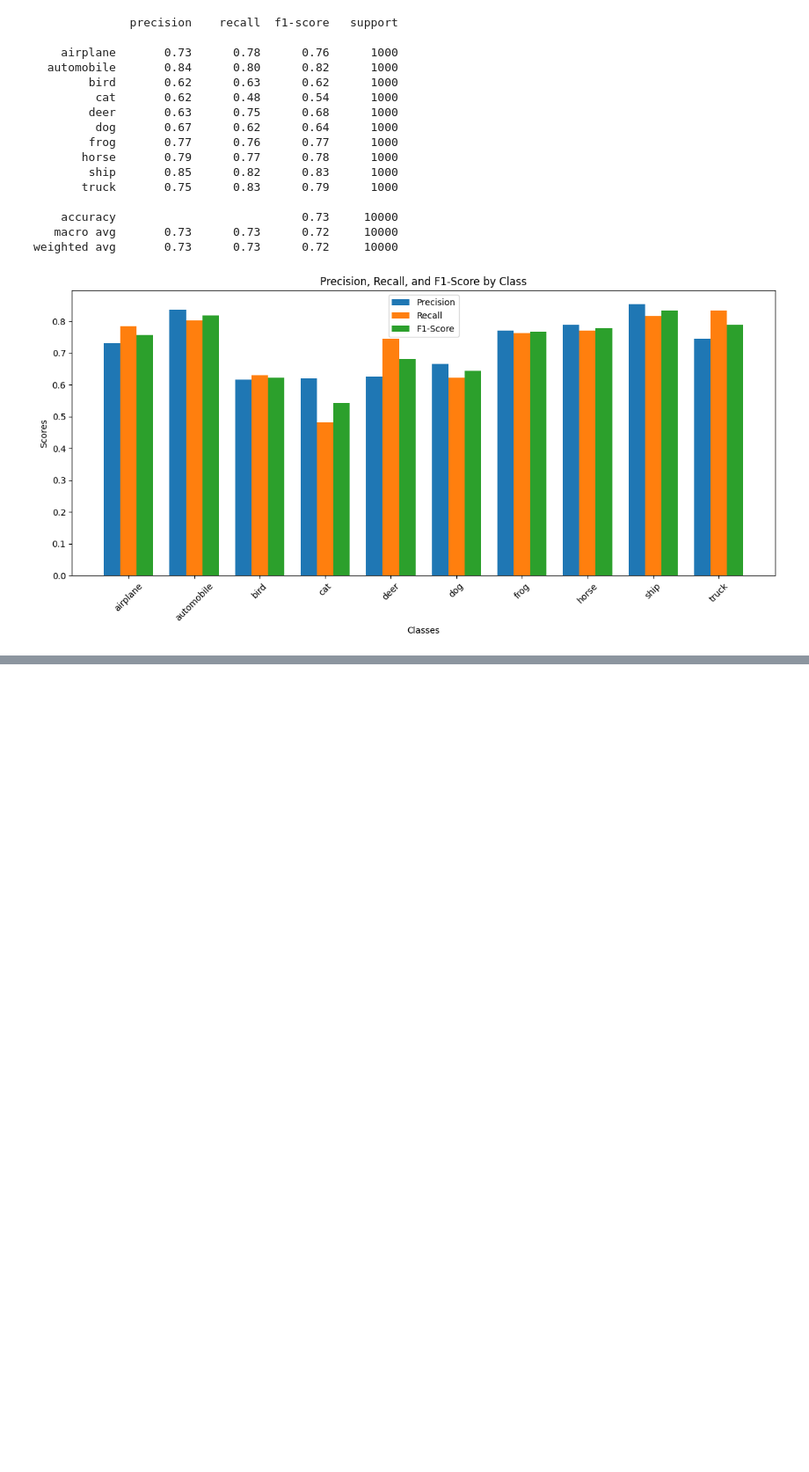
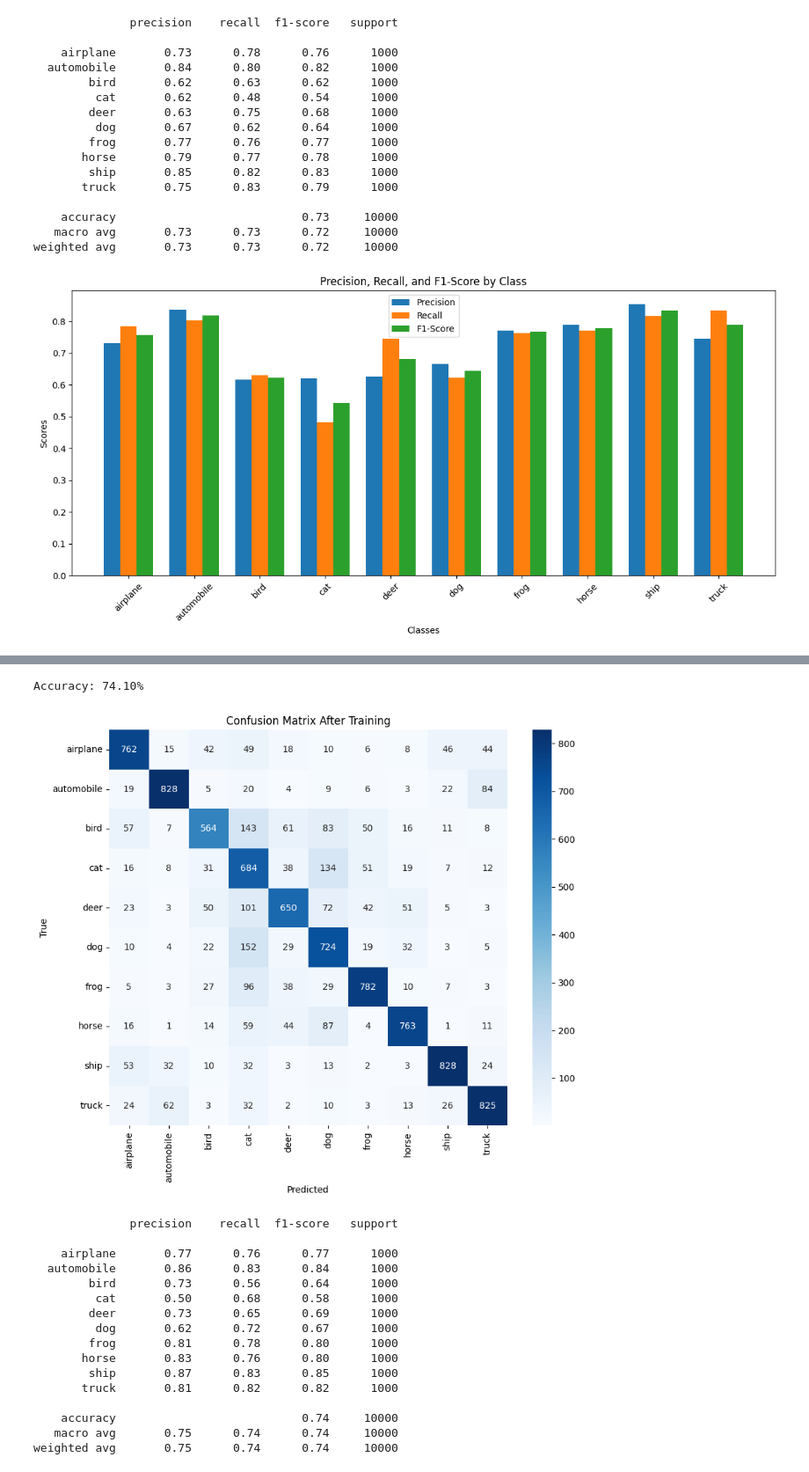
Before and after one commit to eagbdesign/Project-CNN---G3, a Jupyter notebook: Main.ipynb, the cells around one changed output, grey strips where cells are left out. Shown at 88% size. Cells and saved outputs as stored; diff of their text form; code cells hidden in the pictures; blank space fills up the shorter version.

```diff
--- a/Main.ipynb
+++ b/Main.ipynb
@@ -108,7 +114,7 @@ criterion = nn.CrossEntropyLoss()
 optimizer = optim.Adam(model.parameters(), lr=0.001)
 
 # Training loop
-num_epochs = 10
+num_epochs = 20
 for epoch in range(num_epochs):
     running_loss = 0.0
     for images, labels in train_loader:
@@ -751,0 +780,3 @@ plt.show()
+# %%
+# Define optimizer with weight decay (L2 regularization)
+optimizer = torch.optim.Adam(model.parameters(), lr=1e-4, weight_decay=1e-5)  # Adjust weight_decay as needed
@@ -751,0 +829,57 @@ plt.show()
+# %%
+from sklearn.metrics import confusion_matrix, classification_report
+import seaborn as sns
+import matplotlib.pyplot as plt
+
+# Ensure the model is in evaluation mode
+model.eval()
+
+# Initialize lists to store labels and predictions
+all_preds = []
+all_labels = []
+
+# Disable gradient computation for evaluation
+with torch.no_grad():
+    for images, labels in test_loader:
+        images, labels = images, labels  # Use .cuda() if on GPU
+        outputs = model(images)
+        _, preds = torch.max(outputs, 1)
+        all_preds.extend(preds.numpy())
+        all_labels.extend(labels.numpy())
+
+# Calculate confusion matrix and accuracy
+cm = confusion_matrix(all_labels, all_preds)
+accuracy = sum([cm[i][i] for i in range(len(cm))]) / cm.sum()
+
+print(f"Accuracy: {accuracy * 100:.2f}%")
+
+# Plot confusion matrix
+plt.figure(figsize=(10, 8))
+sns.heatmap(cm, annot=True, fmt='d', cmap='Blues', xticklabels=train_dataset.dataset.classes, yticklabels=train_dataset.dataset.classes)
+plt.xlabel('Predicted')
+plt.ylabel('True')
+plt.title('Confusion Matrix After Training')
+plt.show()
+
+# Classification report
+report = classification_report(all_labels, all_preds, target_names=train_dataset.dataset.classes)
+print(report)
+# %% [output]
+Accuracy: 74.10%
+[figure, added]
+              precision    recall  f1-score   support
+
+    airplane       0.77      0.76      0.77      1000
+  automobile       0.86      0.83      0.84      1000
+        bird       0.73      0.56      0.64      1000
+         cat       0.50      0.68      0.58      1000
+        deer       0.73      0.65      0.69      1000
+         dog       0.62      0.72      0.67      1000
+        frog       0.81      0.78      0.80      1000
+       horse       0.83      0.76      0.80      1000
+        ship       0.87      0.83      0.85      1000
+       truck       0.81      0.82      0.82      1000
+
+    accuracy                           0.74     10000
+   macro avg       0.75      0.74      0.74     10000
+weighted avg       0.75      0.74      0.74     10000
```
Also changed, not shown: parts of 17 cells of this notebook.
